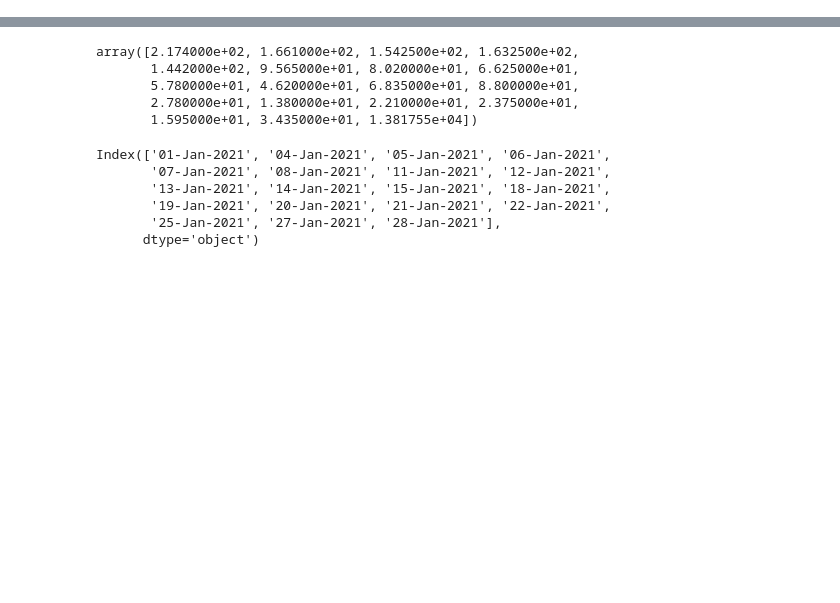
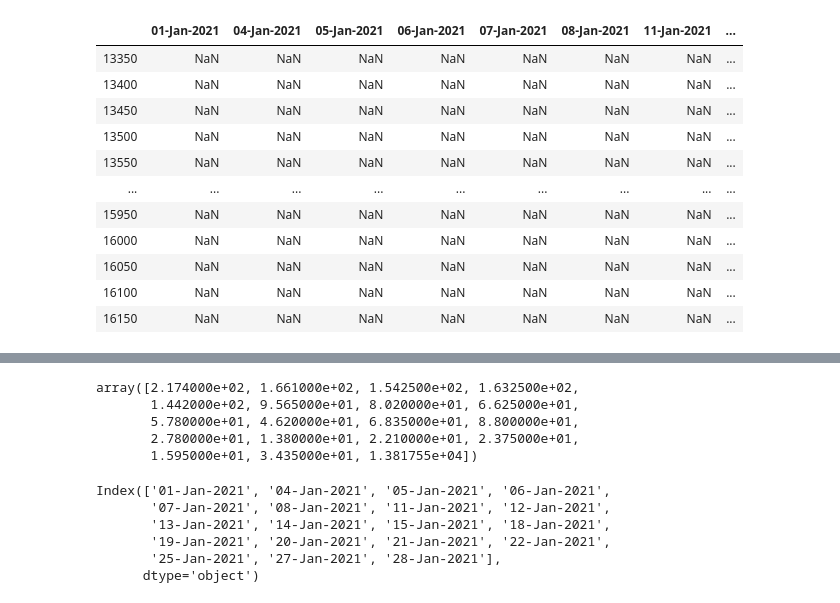
Before and after one commit to pankajpahuja1/OPTION_DATA, a Jupyter notebook: option_ce_pe.ipynb, the cells around one changed output, grey strips where cells are left out. Cells and saved outputs as stored; diff of their text form; code cells hidden in the pictures; blank space fills up the shorter version.

```diff
--- a/option_ce_pe.ipynb
+++ b/option_ce_pe.ipynb
@@ -6,9 +6,21 @@ df=df.drop(['Symbol','Open','High', 'Low', 'Close', 'LTP','No. of contracts','Tu
 # %%
 date=df['Date'].unique()
 list(date)
-# strike=df['Strike Price'].unique()
-# list(strike)
-data not working
+strike=df.index.unique()
+list(strike)
+#data not working
 k=pd.DataFrame(data=df['Settle Price'],columns=list(date),index=list(strike))
 k
 # %% [output]
+|  | 01-Jan-2021 | 04-Jan-2021 | 05-Jan-2021 | 06-Jan-2021 | 07-Jan-2021 | 08-Jan-2021 | 11-Jan-2021 | ... |
+| 13350 | NaN | NaN | NaN | NaN | NaN | NaN | NaN | ... |
+| 13400 | NaN | NaN | NaN | NaN | NaN | NaN | NaN | ... |
+| 13450 | NaN | NaN | NaN | NaN | NaN | NaN | NaN | ... |
+| 13500 | NaN | NaN | NaN | NaN | NaN | NaN | NaN | ... |
+| 13550 | NaN | NaN | NaN | NaN | NaN | NaN | NaN | ... |
+| ... | ... | ... | ... | ... | ... | ... | ... | ... |
+| 15950 | NaN | NaN | NaN | NaN | NaN | NaN | NaN | ... |
+| 16000 | NaN | NaN | NaN | NaN | NaN | NaN | NaN | ... |
+| 16050 | NaN | NaN | NaN | NaN | NaN | NaN | NaN | ... |
+| 16100 | NaN | NaN | NaN | NaN | NaN | NaN | NaN | ... |
+| 16150 | NaN | NaN | NaN | NaN | NaN | NaN | NaN | ... |
```
Also changed, not shown: parts of 6 cells of this notebook, 3 other files.
